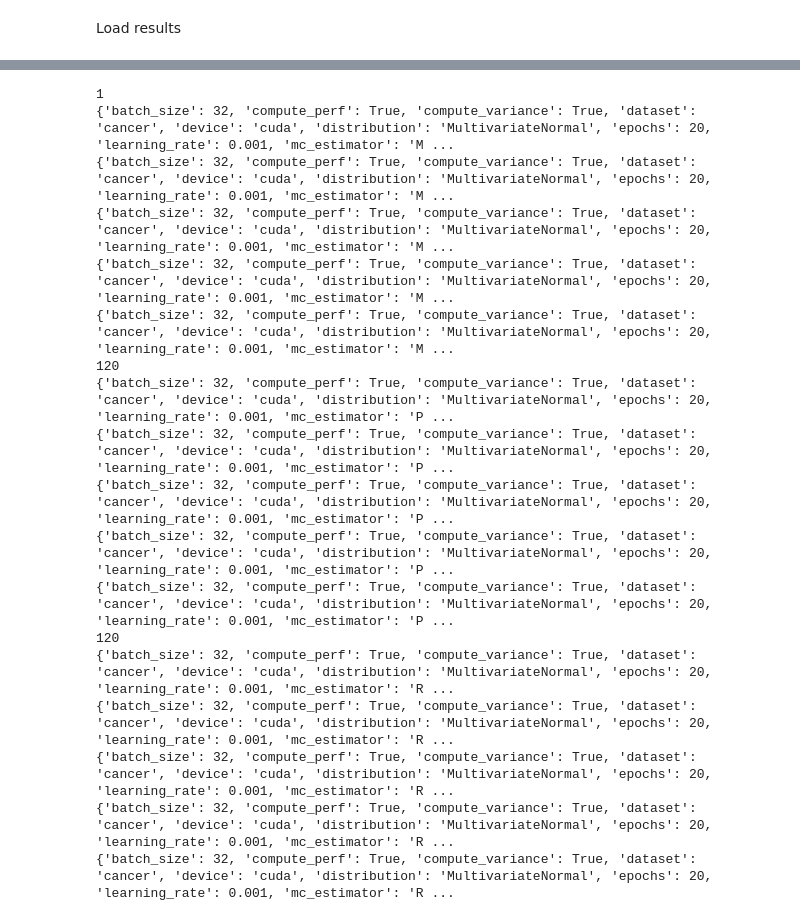
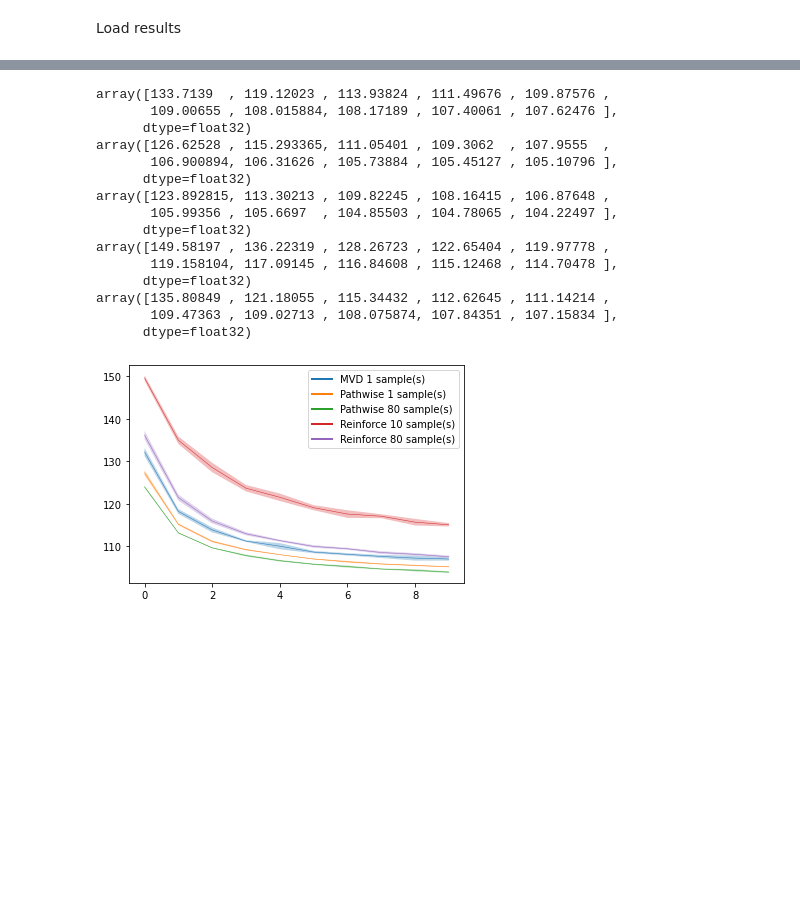
Before and after one commit to M8is/master-thesis-code, a Jupyter notebook: notebooks/plot-losses.ipynb, the cells around one changed output, grey strips where cells are left out. Cells and saved outputs as stored; diff of their text form; code cells hidden in the pictures; blank space fills up the shorter version.

```diff
--- a/notebooks/plot-losses.ipynb
+++ b/notebooks/plot-losses.ipynb
@@ -12,11 +17,6 @@ from utils.tensor_holders import TensorHolder
 # %% [markdown]
 Load results
 # %%
-results_dir = path.join('..', 'results', 'logreg')
-results = collect_results(results_dir)
-for k in results[0].keys():
-    print(k)
-print()
-
+results = load_meta_infos(path.join('results', 'vae', 'mnist'))
 pprint(results)
 # %% [output]
@@ -43,25 +40,42 @@ plot_dir = '.'
 # %%
-for k, v in collect_by(results, 'mc_estimator').items():
-    for k, v in collect_by(v, 'sample_size').items():
-        print(k)
-        for v in v:
-            print(v)
+test_losses = defaultdict(list)
+for k, v in collect_by(results, 'mc_estimator', 'sample_size').items():
+    for meta in v:
+        test_losses[k].append((meta, TensorHolder(meta['path'], 'test_loss')))
+test_losses.default_factory = None
+
+for v in test_losses.values():
+    pprint(v[0][1].numpy())
 # %% [output]
-1
-{'batch_size': 32, 'compute_perf': True, 'compute_variance': True, 'dataset': 'cancer', 'device': 'cuda', 'distribution': 'MultivariateNormal', 'epochs': 20, 'learning_rate': 0.001, 'mc_estimator': 'M ...
-{'batch_size': 32, 'compute_perf': True, 'compute_variance': True, 'dataset': 'cancer', 'device': 'cuda', 'distribution': 'MultivariateNormal', 'epochs': 20, 'learning_rate': 0.001, 'mc_estimator': 'M ...
-{'batch_size': 32, 'compute_perf': True, 'compute_variance': True, 'dataset': 'cancer', 'device': 'cuda', 'distribution': 'MultivariateNormal', 'epochs': 20, 'learning_rate': 0.001, 'mc_estimator': 'M ...
-{'batch_size': 32, 'compute_perf': True, 'compute_variance': True, 'dataset': 'cancer', 'device': 'cuda', 'distribution': 'MultivariateNormal', 'epochs': 20, 'learning_rate': 0.001, 'mc_estimator': 'M ...
-{'batch_size': 32, 'compute_perf': True, 'compute_variance': True, 'dataset': 'cancer', 'device': 'cuda', 'distribution': 'MultivariateNormal', 'epochs': 20, 'learning_rate': 0.001, 'mc_estimator': 'M ...
-120
-{'batch_size': 32, 'compute_perf': True, 'compute_variance': True, 'dataset': 'cancer', 'device': 'cuda', 'distribution': 'MultivariateNormal', 'epochs': 20, 'learning_rate': 0.001, 'mc_estimator': 'P ...
-{'batch_size': 32, 'compute_perf': True, 'compute_variance': True, 'dataset': 'cancer', 'device': 'cuda', 'distribution': 'MultivariateNormal', 'epochs': 20, 'learning_rate': 0.001, 'mc_estimator': 'P ...
-{'batch_size': 32, 'compute_perf': True, 'compute_variance': True, 'dataset': 'cancer', 'device': 'cuda', 'distribution': 'MultivariateNormal', 'epochs': 20, 'learning_rate': 0.001, 'mc_estimator': 'P ...
-{'batch_size': 32, 'compute_perf': True, 'compute_variance': True, 'dataset': 'cancer', 'device': 'cuda', 'distribution': 'MultivariateNormal', 'epochs': 20, 'learning_rate': 0.001, 'mc_estimator': 'P ...
-{'batch_size': 32, 'compute_perf': True, 'compute_variance': True, 'dataset': 'cancer', 'device': 'cuda', 'distribution': 'MultivariateNormal', 'epochs': 20, 'learning_rate': 0.001, 'mc_estimator': 'P ...
-120
-{'batch_size': 32, 'compute_perf': True, 'compute_variance': True, 'dataset': 'cancer', 'device': 'cuda', 'distribution': 'MultivariateNormal', 'epochs': 20, 'learning_rate': 0.001, 'mc_estimator': 'R ...
-{'batch_size': 32, 'compute_perf': True, 'compute_variance': True, 'dataset': 'cancer', 'device': 'cuda', 'distribution': 'MultivariateNormal', 'epochs': 20, 'learning_rate': 0.001, 'mc_estimator': 'R ...
-{'batch_size': 32, 'compute_perf': True, 'compute_variance': True, 'dataset': 'cancer', 'device': 'cuda', 'distribution': 'MultivariateNormal', 'epochs': 20, 'learning_rate': 0.001, 'mc_estimator': 'R ...
-{'batch_size': 32, 'compute_perf': True, 'compute_variance': True, 'dataset': 'cancer', 'device': 'cuda', 'distribution': 'MultivariateNormal', 'epochs': 20, 'learning_rate': 0.001, 'mc_estimator': 'R ...
-{'batch_size': 32, 'compute_perf': True, 'compute_variance': True, 'dataset': 'cancer', 'device': 'cuda', 'distribution': 'MultivariateNormal', 'epochs': 20, 'learning_rate': 0.001, 'mc_estimator': 'R ...
+array([133.7139  , 119.12023 , 113.93824 , 111.49676 , 109.87576 ,
+       109.00655 , 108.015884, 108.17189 , 107.40061 , 107.62476 ],
+      dtype=float32)
+array([126.62528 , 115.293365, 111.05401 , 109.3062  , 107.9555  ,
+       106.900894, 106.31626 , 105.73884 , 105.45127 , 105.10796 ],
+      dtype=float32)
+array([123.892815, 113.30213 , 109.82245 , 108.16415 , 106.87648 ,
+       105.99356 , 105.6697  , 104.85503 , 104.78065 , 104.22497 ],
+      dtype=float32)
+array([149.58197 , 136.22319 , 128.26723 , 122.65404 , 119.97778 ,
+       119.158104, 117.09145 , 116.84608 , 115.12468 , 114.70478 ],
+      dtype=float32)
+array([135.80849 , 121.18055 , 115.34432 , 112.62645 , 111.14214 ,
+       109.47363 , 109.02713 , 108.075874, 107.84351 , 107.15834 ],
+      dtype=float32)
+# %%
+plot_dir = 'notebooks'
+
+for run in test_losses.values():
+    meta, _ = run[0]
+    meta['seed'] = None  # Remove seed because it is irrelevant now
+    losses = []
+    for meta, loss in run:
+        losses.append(loss.numpy())
+    losses = np.array(losses)
+    plot(losses.mean(axis=0), losses.std(axis=0), meta)
+
+legend()
+plt.savefig(path.join(plot_dir, 'test_losses'))
+plt.show()
+# %% [output]
+[figure, added]
```
Also changed, not shown: parts of 3 cells of this notebook, 34 other files.
